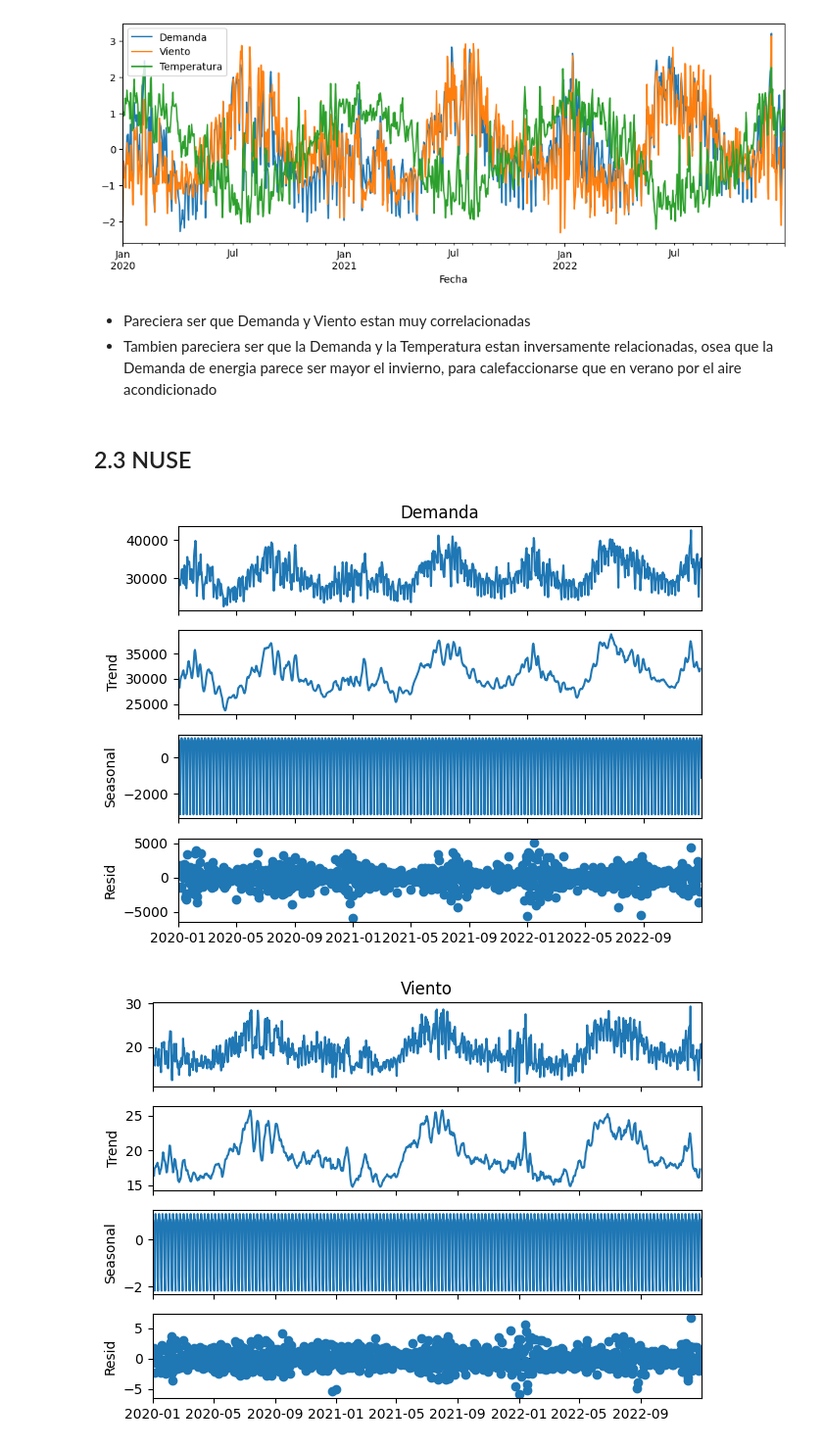
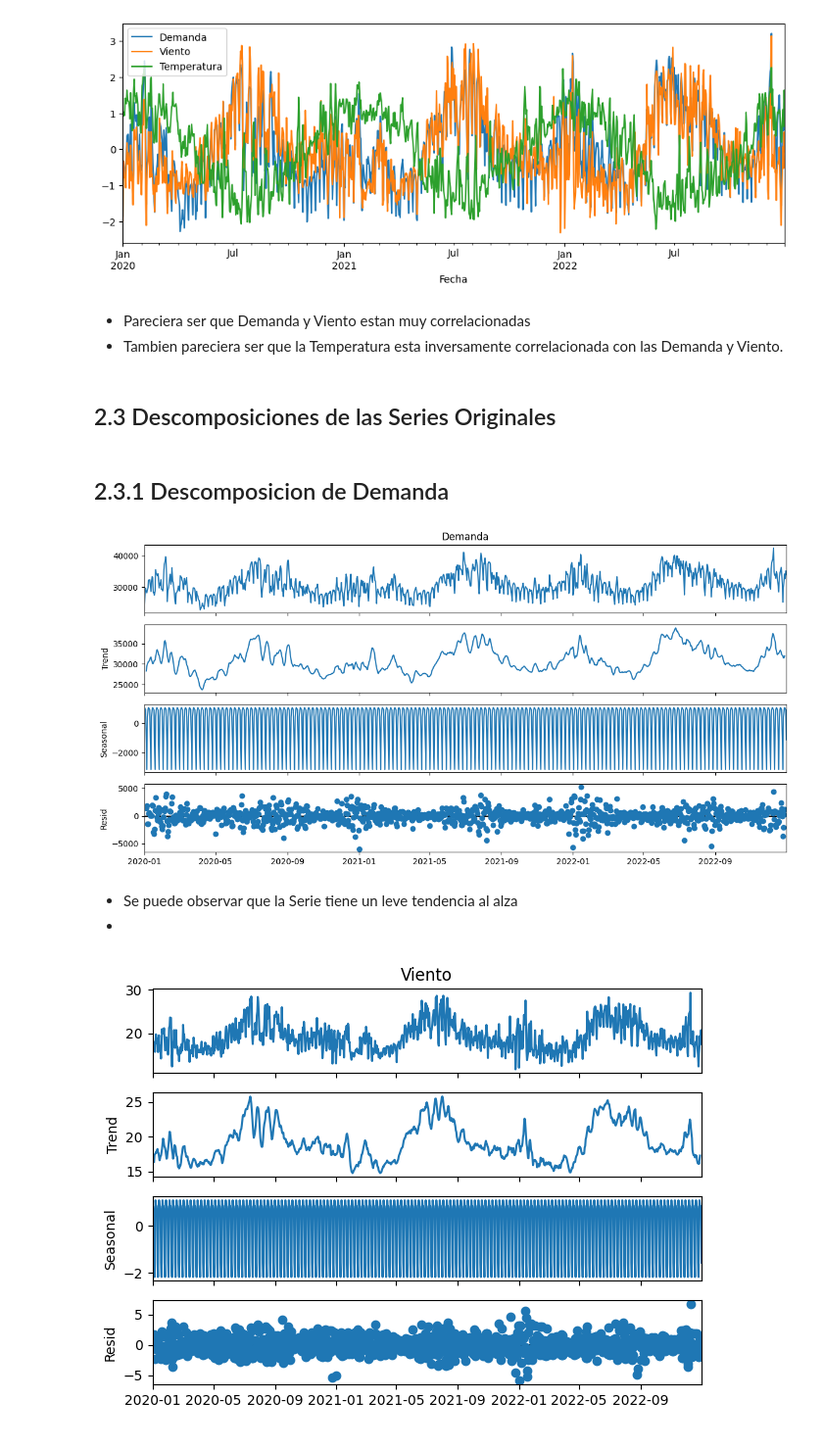
Before and after one commit to AndresMontesDeOca/TimeSeries, a Jupyter notebook: TP1_Ale_v3.ipynb, the cells around one changed output. Shown at 98% size. Drawn from its saved outputs; the diff is of its cells as text; code cells hidden in the pictures.

```diff
--- a/TP1_Ale_v3.ipynb
+++ b/TP1_Ale_v3.ipynb
@@ -311,16 +313,23 @@ plt.show()
 [figure]
 # %% [markdown]
 - Pareciera ser que Demanda y Viento estan muy correlacionadas
-- Tambien pareciera ser que la Demanda y la Temperatura estan inversamente relacionadas, osea que la Demanda de energia parece ser mayor el invierno, para calefaccionarse que en verano por el aire acondicionado
+- Tambien pareciera ser que la Temperatura esta inversamente correlacionada con las Demanda y Viento.
+# %% [markdown]
+## 2.3 Descomposiciones de las Series Originales
 # %% [markdown]
-## 2.3 NUSE
+## 2.3.1 Descomposicion de Demanda
 # %%
-# Since we have daily data, let's assume a weekly seasonality for demonstration
-decompose_demanda = seasonal_decompose(data['Demanda'], model='additive', period=7)
+# Plot the decomposed components
+plt.rcParams['figure.figsize'] = [12, 6]
+
+decompose_demanda = seasonal_decompose(data['Demanda'], model='additive')
 decompose_demanda.plot()
 plt.show()
 # %% [output]
-[figure, old version]
+[figure, new version]
+# %% [markdown]
+- Se puede observar que la Serie tiene un leve tendencia al alza
+-
 # %%
 # Viento
 decompose_viento = seasonal_decompose(data['Viento'], model='additive', period=7)
```
Also changed, not shown: parts of 3 cells of this notebook.
